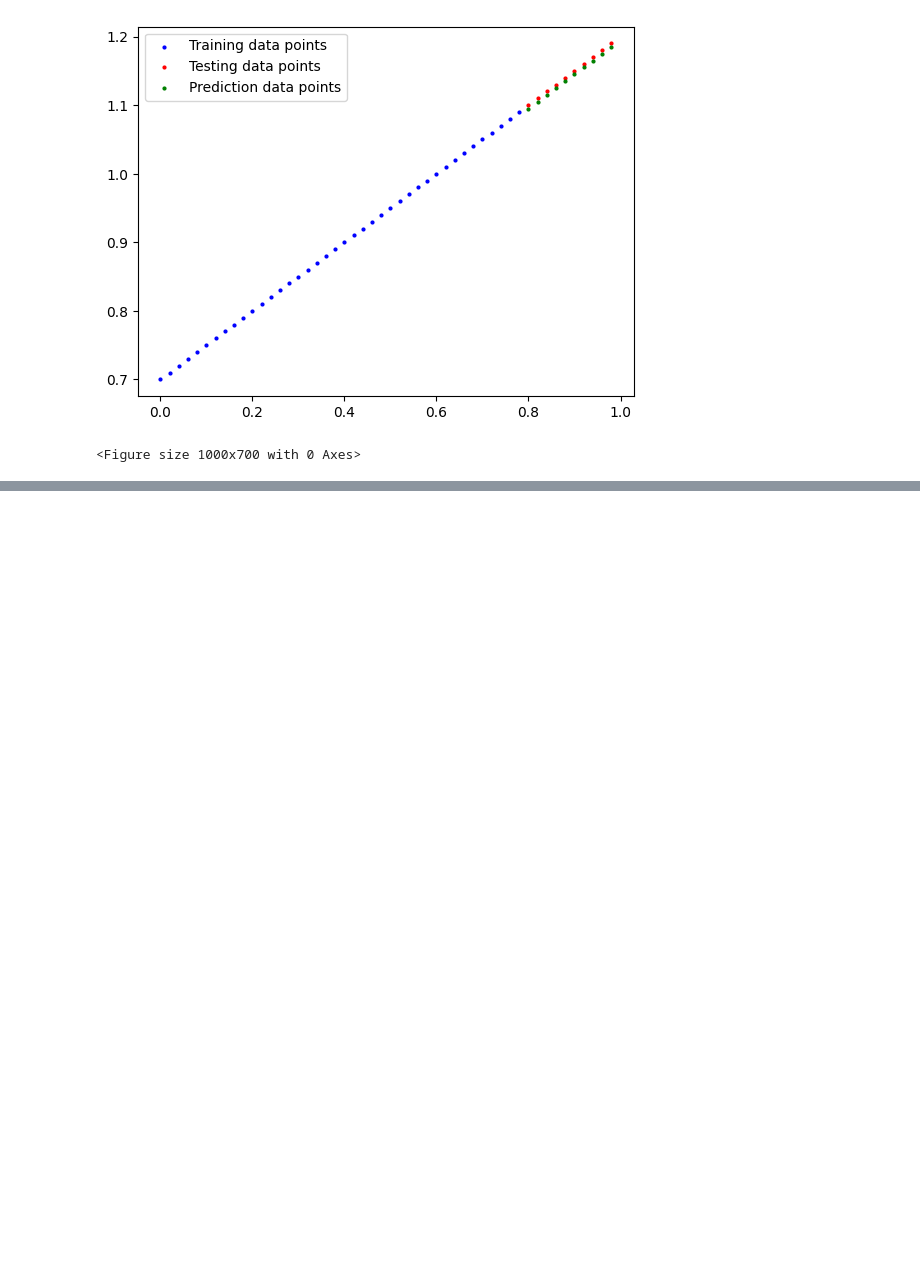
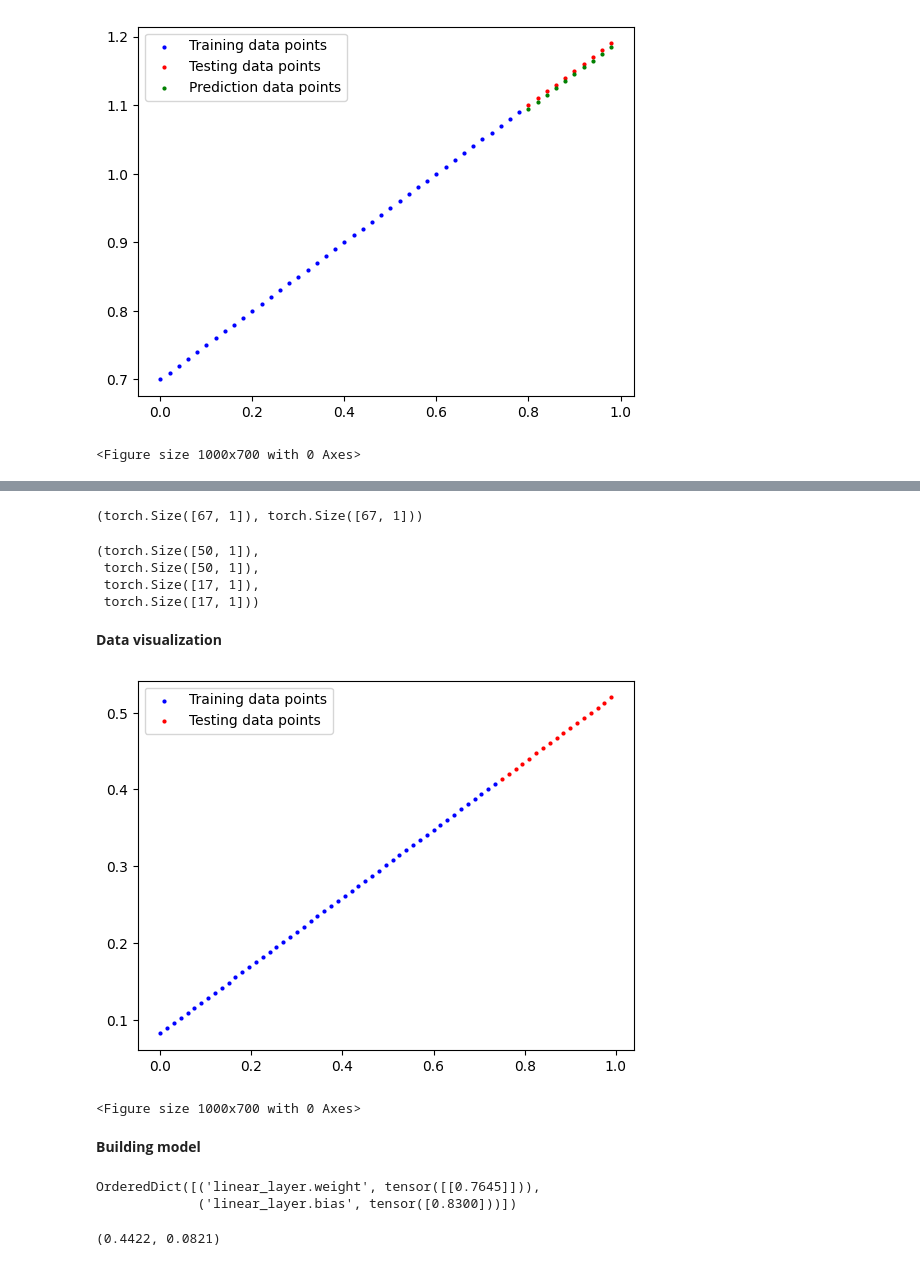
Before and after one commit to DarshanDinni/learn_pytorch, a Jupyter notebook: 01_Pytorch_Workflow.ipynb, the cells around one changed output, grey strips where cells are left out. Saved outputs shown, nothing was run; the diff lists cells and outputs as text; code cells hidden in the pictures; blank space fills up the shorter version.

```diff
--- a/01_Pytorch_Workflow.ipynb
+++ b/01_Pytorch_Workflow.ipynb
@@ -295,0 +321,13 @@ plot_graph(axis, prediction=y_pred_after_loading_saved_model)
+# %%
+# Creating the data using the below formula
+# Y = mX + c - linear regression formula
+weight = round(np.random.rand(), 4)
+bias = round(np.random.rand(), 4)
+
+X = torch.arange(0, 1, 0.015).unsqueeze(dim=1)
+y = weight * X + bias
+
+print(f'Weight: {weight}')
+print(f'Bias: {bias}')
+print("Tensor X: \n", X[:5])
+print("Tensor y: \n", y[:5])
@@ -295,0 +349,47 @@ plot_graph(axis, prediction=y_pred_after_loading_saved_model)
+# %%
+X.shape, y.shape
+# %% [output]
+(torch.Size([67, 1]), torch.Size([67, 1]))
+# %%
+# Spliting the data into train and test set
+split_size = round(len(X) * 0.75)
+
+X_train, y_train = X[:split_size], y[:split_size]
+X_test, y_test = X[split_size:], y[split_size:]
+
+X_train.shape, y_train.shape, X_test.shape, y_test.shape
+# %% [output]
+(torch.Size([50, 1]),
+ torch.Size([50, 1]),
+ torch.Size([17, 1]),
+ torch.Size([17, 1]))
+# %% [markdown]
+**Data visualization**
+# %%
+# Visualize the data
+
+def plot_graph(axis, training_data=X_train, testing_data=X_test, training_label=y_train, testing_label=y_test, prediction=None):
+  # Setting the size of the graph
+  plt.figure(figsize=(10, 7))
+
+  # Plotting training data
+  axis.scatter(X_train, y_train, c='b',s=4, label='Training data points')
+
+  # Plotting testing data
+  axis.scatter(X_test, y_test, c='r',s=4, label='Testing data points')
+
+  # Plotting prediction data
+  if prediction != None:
+    axis.scatter(testing_data, prediction, c='g', s=4, label='Prediction data points')
+
+  axis.legend()
+# %%
+# Plotting the graph to visualize the training and testing data points
+figure, axis = plt.subplots(1, 1)
+plot_graph(axis=axis)
+plt.show()
+# %% [output]
+[figure, added]
+<Figure size 1000x700 with 0 Axes>
+# %% [markdown]
+**Building model**
@@ -295,0 +419,11 @@ plot_graph(axis, prediction=y_pred_after_loading_saved_model)
+# %%
+model_1.state_dict()
+# %% [output]
+OrderedDict([('linear_layer.weight', tensor([[0.7645]])),
+             ('linear_layer.bias', tensor([0.8300]))])
+# %%
+# So our goal is to let the model learn so that it can better fit the data by finding the correct values for weight and bias
+# The correct values of weight and bias are as below
+weight, bias
+# %% [output]
+(0.4422, 0.0821)
```
Also changed, not shown: parts of 26 cells of this notebook.
